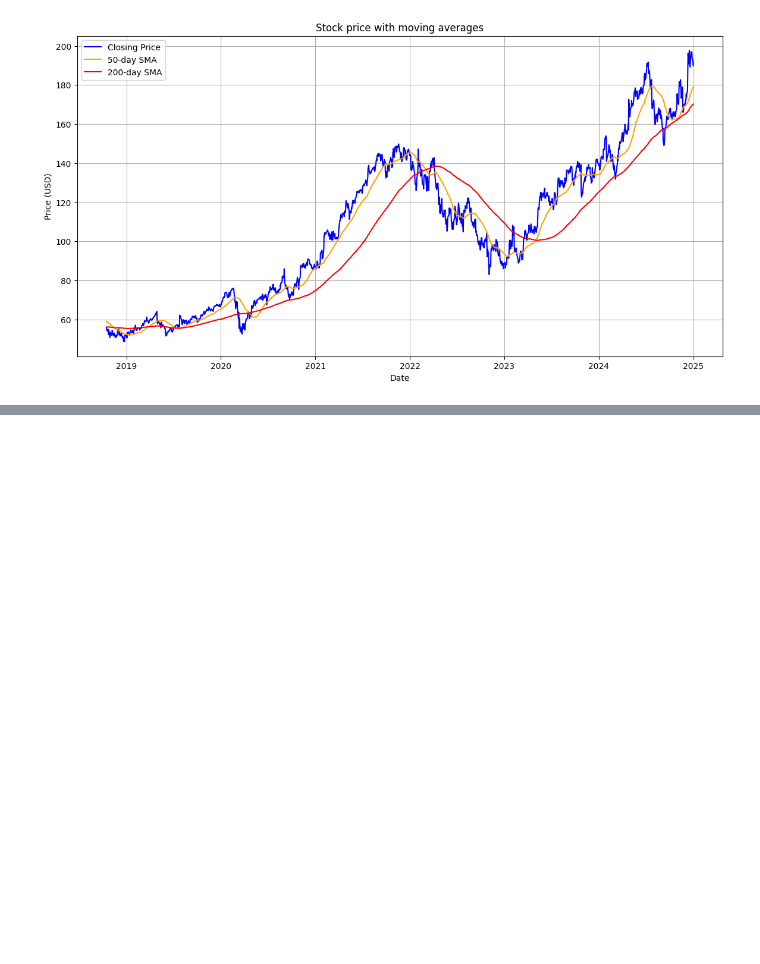
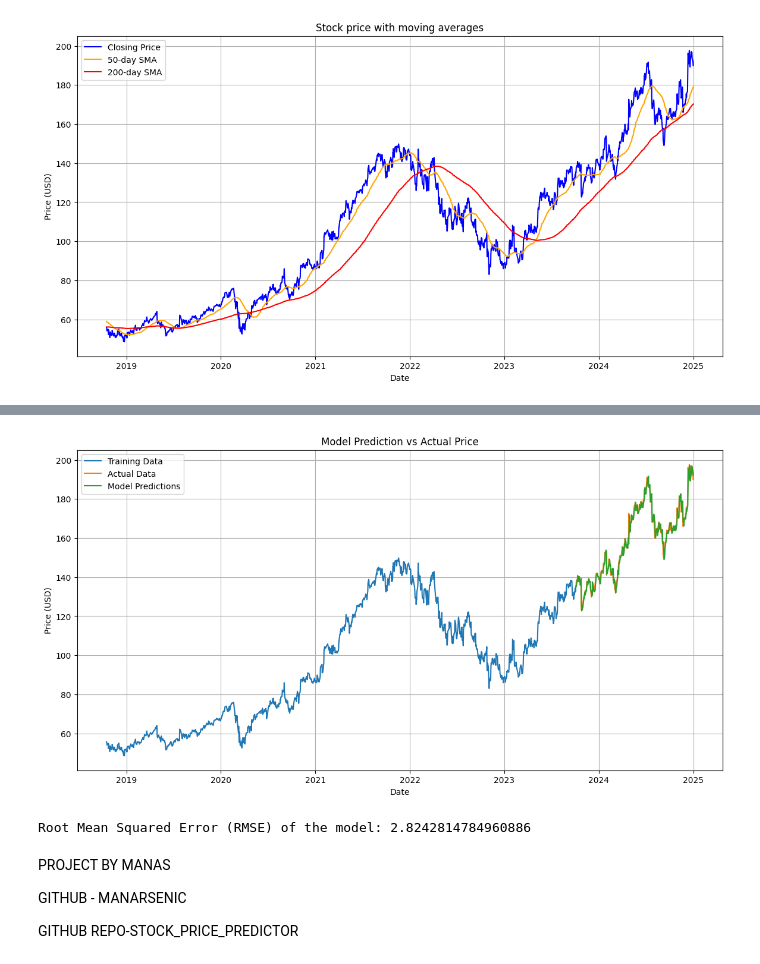
Before and after one commit to Manarsenic/stock-price-predictor, a Jupyter notebook: stock_price_predictor.ipynb, the cells around one changed output, grey strips where cells are left out. Saved outputs shown, nothing was run; the diff lists cells and outputs as text; code cells hidden in the pictures; blank space fills up the shorter version.

Commit message:
feat: Add complete stock predictor notebook with model evaluation and final disclaimer.

```diff
--- a/stock_price_predictor.ipynb
+++ b/stock_price_predictor.ipynb
@@ -113,0 +158,36 @@ else:
+# %%
+if 'model' in locals() and not stockdata.empty:
+    # Make predictions on the test data
+    predictions = model.predict(X_test)
+
+    # Plotting the graph
+    train = stockdata[:training_data_len + lag_days]
+    valid = stockdata[training_data_len + lag_days:]
+    valid = valid.assign(Predictions=predictions)
+
+    plt.figure(figsize=(14, 7))
+    plt.title('Model Prediction vs Actual Price')
+    plt.xlabel('Date')
+    plt.ylabel('Price (USD)')
+    plt.plot(train['Close'], label='Training Data')
+    plt.plot(valid['Close'], label='Actual Data')
+    plt.plot(valid['Predictions'], label='Model Predictions')
+    plt.legend()
+    plt.grid(True)
+    plt.show()
+
+    # Evaluate the model
+    from sklearn.metrics import mean_squared_error
+    rmse = np.sqrt(mean_squared_error(y_test, predictions))
+    print(f"Root Mean Squared Error (RMSE) of the model: {rmse}")
+else:
+    print("No data available to evaluate the model. Please run the model training step first.")
+# %% [output]
+[figure, added]
+Root Mean Squared Error (RMSE) of the model: 2.8242814784960886
+# %% [markdown]
+PROJECT BY MANAS
+
+GITHUB - MANARSENIC
+
+GITHUB REPO-STOCK_PRICE_PREDICTOR
```
Also changed, not shown: parts of 5 cells of this notebook.
